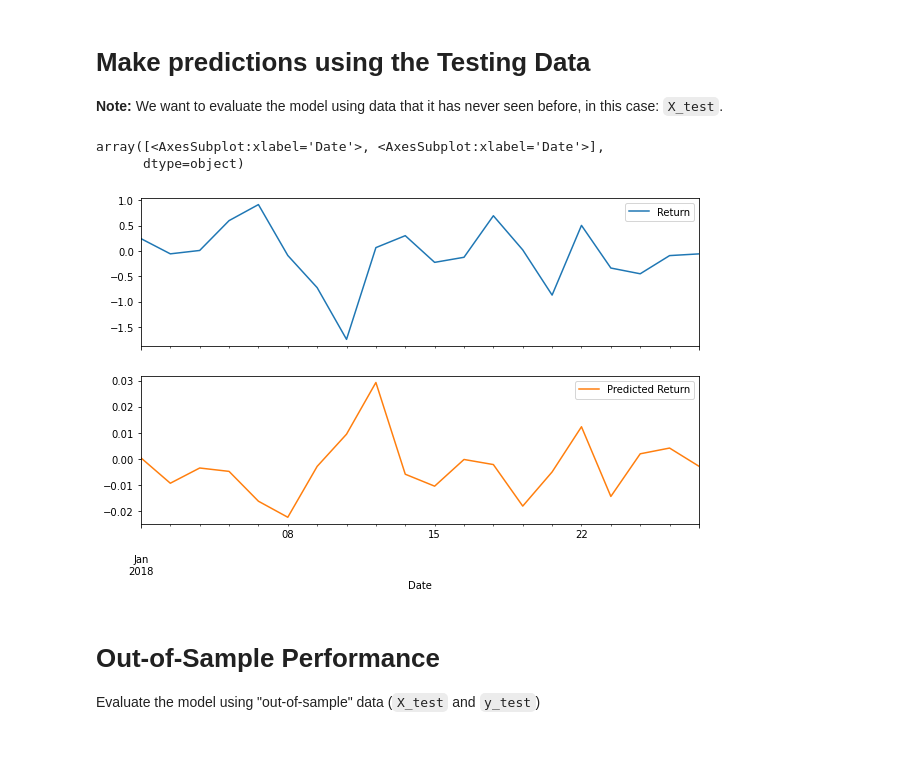
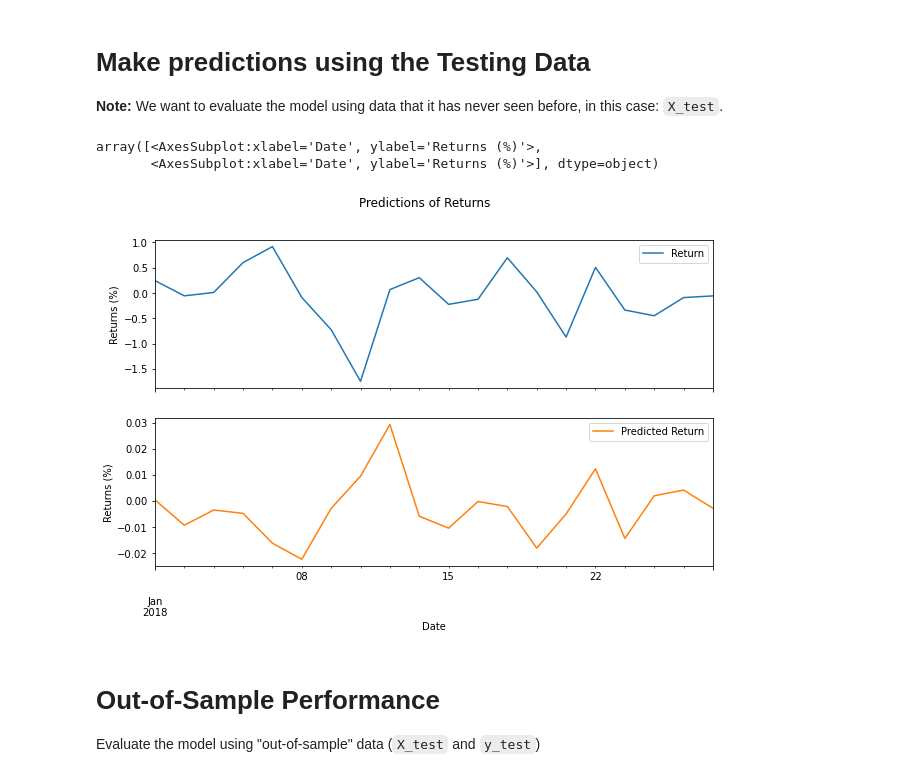
Before and after one commit to muramemory/Fintech-TimeSeries, a Jupyter notebook: Code/regression_analysis.ipynb, the cells around one changed output. Drawn from its saved outputs; the diff is of its cells as text; code cells hidden in the pictures; blank space fills up the shorter version.

Commit message:
created more images and updated read me

```diff
--- a/Code/regression_analysis.ipynb
+++ b/Code/regression_analysis.ipynb
@@ -127,11 +127,11 @@ Results["Predicted Return"] = predictions
 # %%
 # Plot the first 20 predictions vs the true values
 # YOUR CODE HERE!
-Results[:20].plot(subplots=True,figsize=(10,6))
+Results[:20].plot(subplots=True,figsize=(10,6),ylabel='Returns (%)',title='Predictions of Returns')
 # %% [output]
-array([<AxesSubplot:xlabel='Date'>, <AxesSubplot:xlabel='Date'>],
-      dtype=object)
+array([<AxesSubplot:xlabel='Date', ylabel='Returns (%)'>,
+       <AxesSubplot:xlabel='Date', ylabel='Returns (%)'>], dtype=object)
-[figure, old version]
+[figure, new version]
 # %% [markdown]
 # Out-of-Sample Performance
 
```
Also changed, not shown: parts of 1 cell of this notebook, 10 other files.
